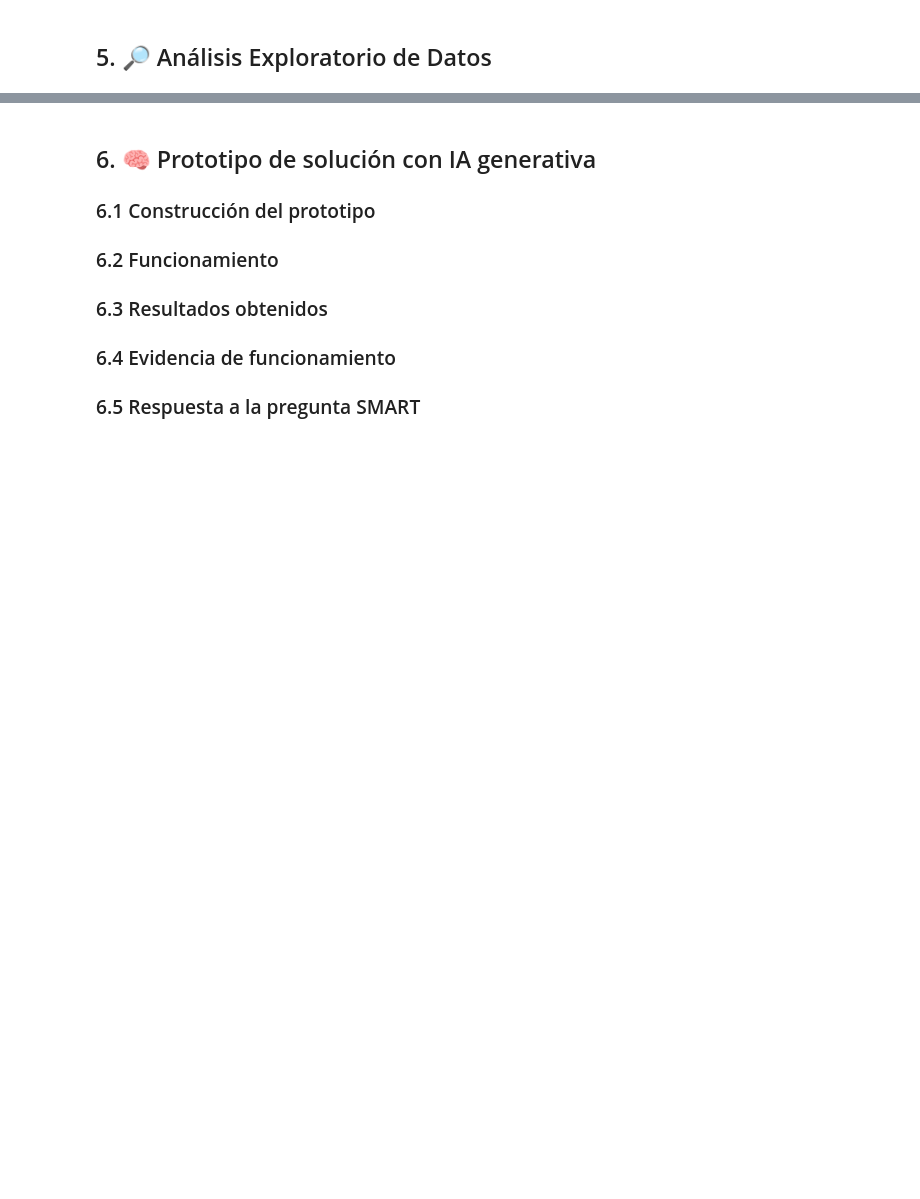
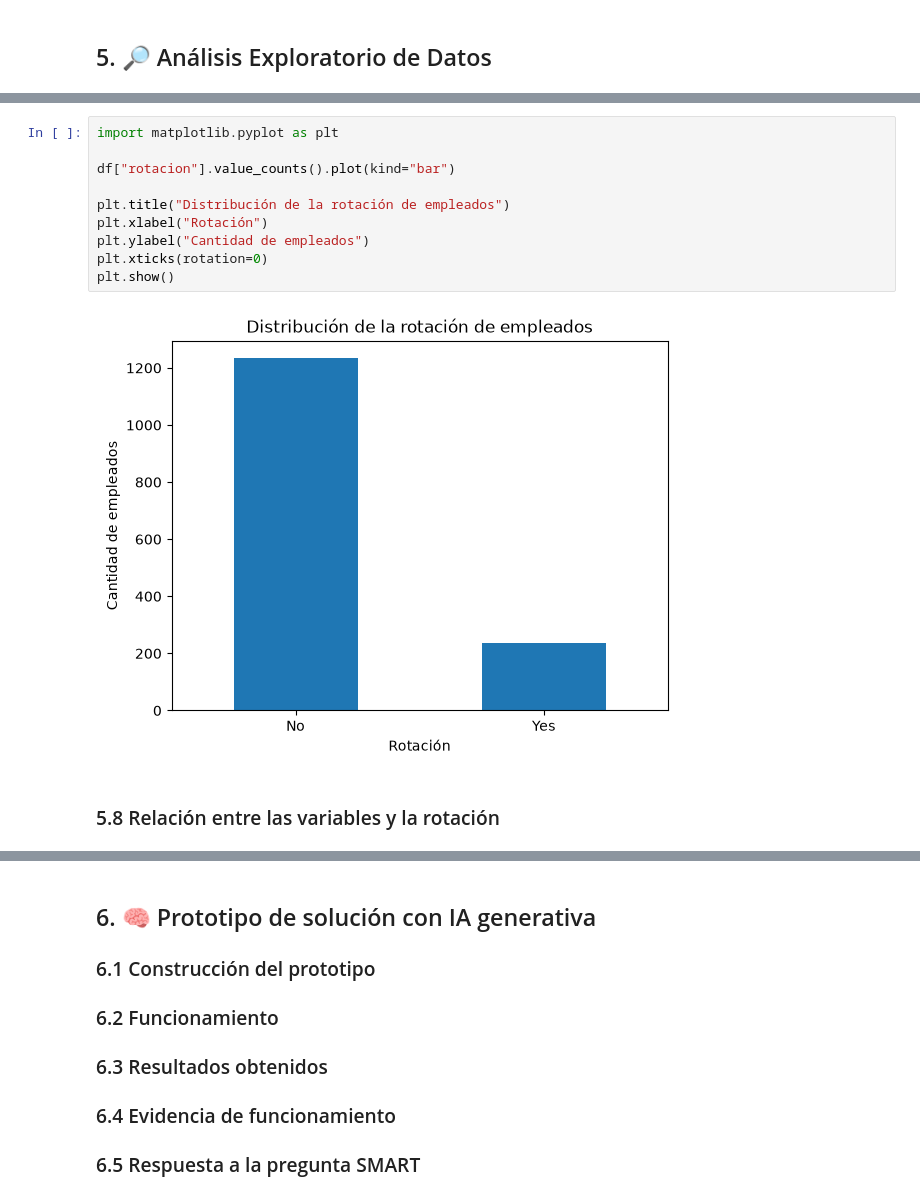
Before and after one commit to afobando94/MAESTRIA_MCD, a Jupyter notebook: notebooks/Rotacion.ipynb, the cells around one changed output, grey strips where cells are left out. Drawn from its saved outputs; the diff is of its cells as text; blank space fills up the shorter version.

```diff
--- a/notebooks/Rotacion.ipynb
+++ b/notebooks/Rotacion.ipynb
@@ -126,0 +454,14 @@ df.head()
+# %%
+import matplotlib.pyplot as plt
+
+df["rotacion"].value_counts().plot(kind="bar")
+
+plt.title("Distribución de la rotación de empleados")
+plt.xlabel("Rotación")
+plt.ylabel("Cantidad de empleados")
+plt.xticks(rotation=0)
+plt.show()
+# %% [output]
+[figure, added]
+# %% [markdown]
+### 5.8 Relación entre las variables y la rotación
```
Also changed, not shown: parts of 33 cells of this notebook, 3 other files.
